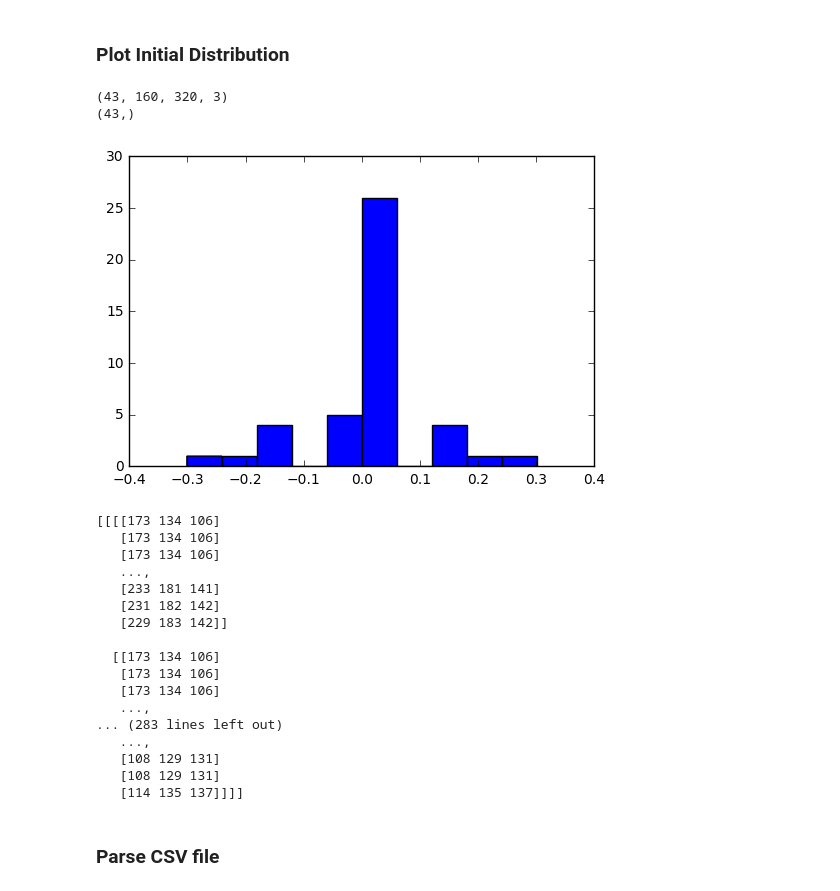
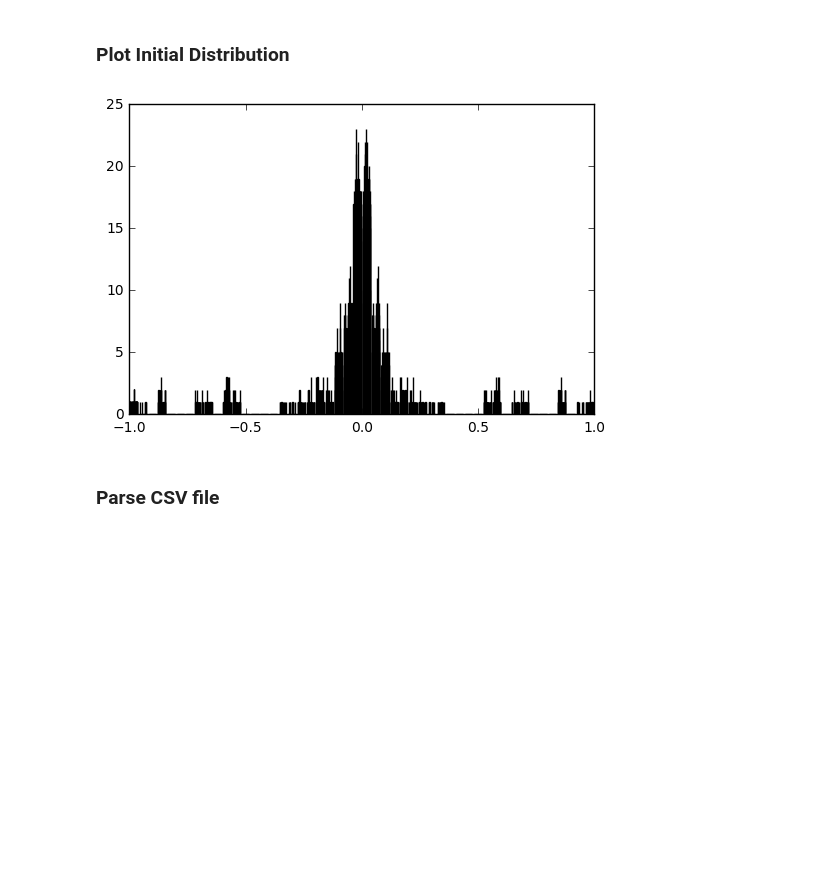
Before and after one commit to JLee21/Udacity-Self-Driving-Car-NanoDegree-Term-1, a Jupyter notebook: p3-behavioural-cloning/carnd-behavioral-cloning-p3/ai-model-notebook.ipynb, the cells around one changed output. Cells and saved outputs as stored; diff of their text form; code cells hidden in the pictures; blank space fills up the shorter version.

```diff
--- a/p3-behavioural-cloning/carnd-behavioral-cloning-p3/ai-model-notebook.ipynb
+++ b/p3-behavioural-cloning/carnd-behavioral-cloning-p3/ai-model-notebook.ipynb
@@ -50,0 +138,7 @@ train_samples, validation_samples = train_test_split(lines, test_size=0.2)
+# %%
+image_path = r'D:\SDC\p3-Behavioural-Cloning\p3-behavorial-cloning\ricky'
+lines = consolidate(image_path, print_verbose=False)
+print('==> len(lines)', len(lines))
+assert len(lines) > 0, "You've got no lines"
+train_samples, validation_samples = train_test_split(lines, test_size=0.2)
+lines[0];
@@ -61,15 +165,16 @@ def generator(samples, batch_size=16):
             images = []
             angles = []
             for batch_sample in batch_samples:
-                source_path = batch_sample[0]
-                filename = source_path.split('/')[-1]
-                image_path_list = image_path + filename
+#                 source_path = batch_sample[0]
+#                 filename = '\\' + source_path.split('\\')[-2] + '\\IMG\\' + source_path.split('\\')[-1]
+#                 image_path_list = image_path + filename
 #                 print('source path\t{}\n' \
 #                       'filename\t{}\n' \
 #                       'image_path\t{}\n' \
 #                       'image_path_list\t{}\n\n'.format(source_path, filename, image_path, image_path_list))
-                image = cv2.imread(image_path_list)
-                assert image !=None, 'Looks like you may have the wrong IMG destination'
+#                 print('batch_sample[0]', batch_sample[0])
+                image = cv2.imread(batch_sample[0])
+                assert image !=None, 'Looks like you may have the wrong IMG destination\n{batch}'.format(5)
 #                 plt.imshow(image)
 #                 plt.show()
                 images.append(image)
@@ -80,11 +185,9 @@ def generator(samples, batch_size=16):
                 if angle == 0.0: continue
                 images.append(cv2.flip(image, 1))
                 angles.append(angle*-1.0)
+#                 break
 
             X_train = np.array(images)
             y_train = np.array(angles)
 
             yield shuffle(X_train, y_train)
-
-train_generator = generator(train_samples, batch_size=32)
-validation_generator = generator(validation_samples, batch_size=32)
@@ -92,34 +198,24 @@ validation_generator = generator(validation_samples, batch_size=32)
 ### Plot Initial Distribution
 # %%
 # print(train_geneartor)
-# next(train_geneartor)
-X, y = next(train_generator)
-print(X.shape)
-print(y.shape)
-plt.hist(y)
+# next(train_generator)
+X, y = next(train_generator);
+y_values = []
+i = 0
+for x,y in train_generator:
+    i += 1
+    y_values.append(y)
+    if i == 62: break
+y_values
+# print(X.shape)
+# print(y.shape)
+plt.hist(y_values, 50)
 plt.show()
-print(X)
+# print(X)
+len(validation_samples)
+validation_samples[0];
 # %% [output]
-(43, 160, 320, 3)
-(43,)
-[figure, old version]
+[figure, new version]
-[[[[173 134 106]
-   [173 134 106]
-   [173 134 106]
-   ...,
-   [233 181 141]
-   [231 182 142]
-   [229 183 142]]
-
-  [[173 134 106]
-   [173 134 106]
-   [173 134 106]
-   ...,
-... (283 lines left out)
-   ...,
-   [108 129 131]
-   [108 129 131]
-   [114 135 137]]]]
 # %% [markdown]
 ### Parse CSV file
 # %%
```
Also changed, not shown: parts of 9 cells of this notebook, 1 other file.
